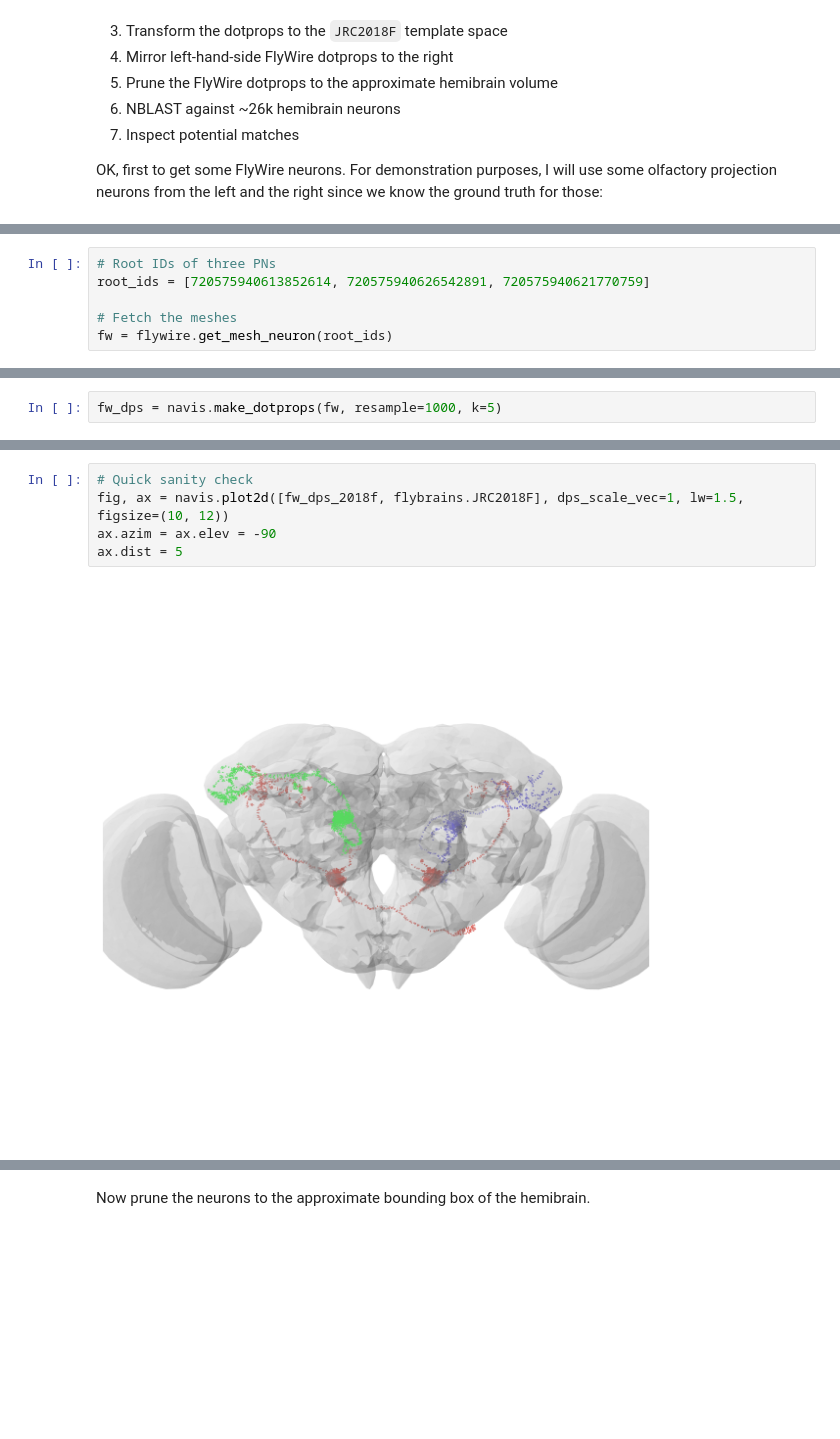
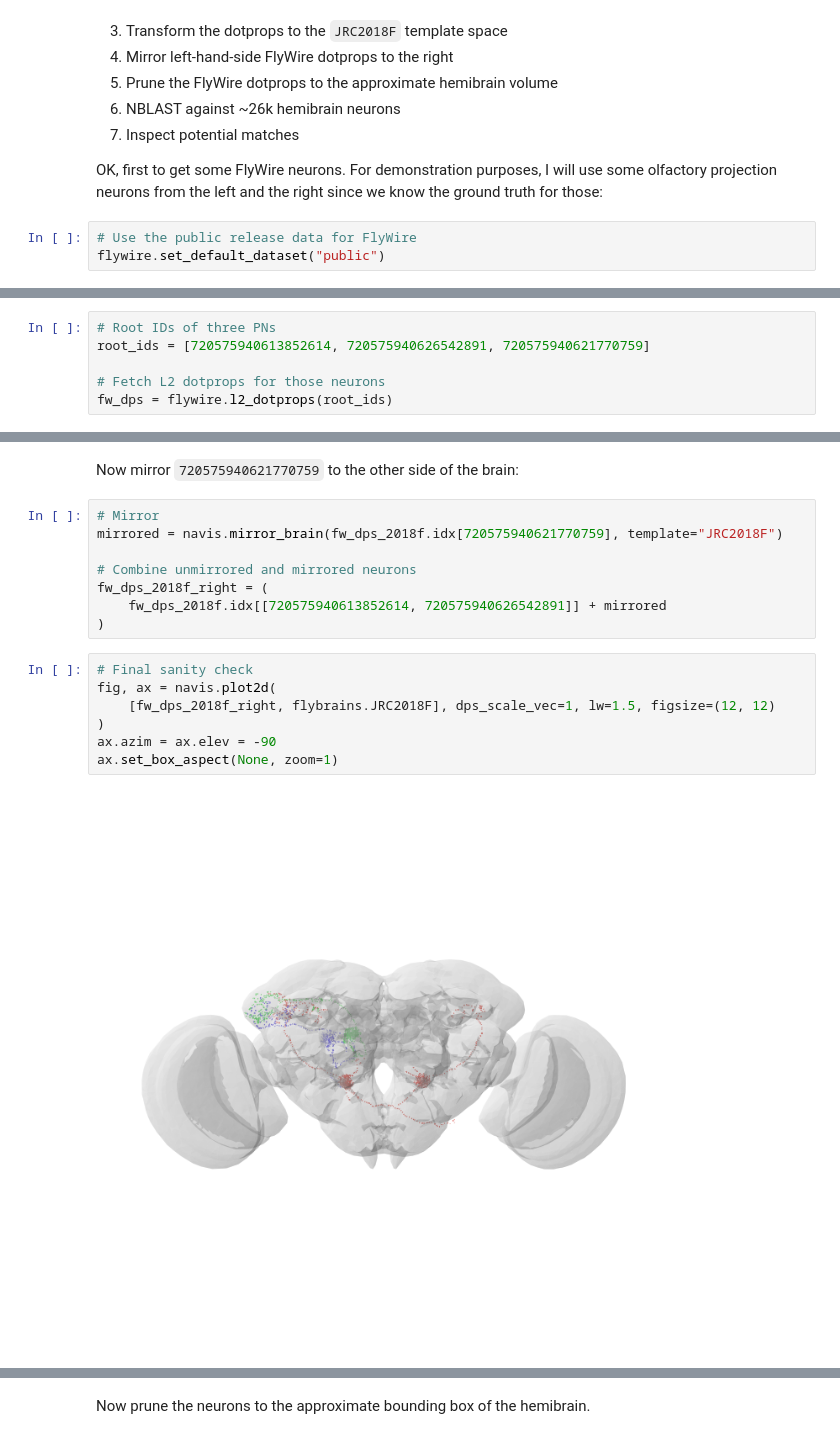
Before and after one commit to navis-org/fafbseg-py, a Jupyter notebook: docs/source/tutorials/hemibrain_nblast.ipynb, the cells around one changed output, grey strips where cells are left out. Drawn from its saved outputs; the diff is of its cells as text; blank space fills up the shorter version.

```diff
--- a/docs/source/tutorials/hemibrain_nblast.ipynb
+++ b/docs/source/tutorials/hemibrain_nblast.ipynb
@@ -28,3 +30,6 @@ A quick outline of what we will do now:
 7. Inspect potential matches
 
 OK, first to get some FlyWire neurons. For demonstration purposes, I will use some olfactory projection neurons from the left and the right since we know the ground truth for those:
+# %%
+# Use the public release data for FlyWire
+flywire.set_default_dataset("public")
@@ -32,5 +39,5 @@ OK, first to get some FlyWire neurons. For demonstration purposes, I will use so
 # Root IDs of three PNs
 root_ids = [720575940613852614, 720575940626542891, 720575940621770759]
 
-# Fetch the meshes
-fw = flywire.get_mesh_neuron(root_ids)
+# Fetch L2 dotprops for those neurons
+fw_dps = flywire.l2_dotprops(root_ids)
@@ -39,4 +44,2 @@ Next we will transform them to dotprops for NBLASTing. This also simplifies them
-# %%
-fw_dps = navis.make_dotprops(fw, resample=1000, k=5)
 # %%
 # A quick visualization
@@ -59,7 +75,19 @@ Transform path: FLYWIRE -> FLYWIREraw -> FAFB14raw -> FAFB14 -> FAFB14um -> JRC2
+# %% [markdown]
+Now mirror `720575940621770759` to the other side of the brain:
+# %%
+# Mirror
+mirrored = navis.mirror_brain(fw_dps_2018f.idx[720575940621770759], template="JRC2018F")
+
+# Combine unmirrored and mirrored neurons
+fw_dps_2018f_right = (
+    fw_dps_2018f.idx[[720575940613852614, 720575940626542891]] + mirrored
+)
 # %%
-# Quick sanity check
-fig, ax = navis.plot2d([fw_dps_2018f, flybrains.JRC2018F], dps_scale_vec=1, lw=1.5, figsize=(10, 12))
+# Final sanity check
+fig, ax = navis.plot2d(
+    [fw_dps_2018f_right, flybrains.JRC2018F], dps_scale_vec=1, lw=1.5, figsize=(12, 12)
+)
 ax.azim = ax.elev = -90
-ax.dist = 5
+ax.set_box_aspect(None, zoom=1)
 # %% [output]
-[figure, old version]
+[figure, new version]
```
Also changed, not shown: parts of 23 cells of this notebook, 9 other files.
